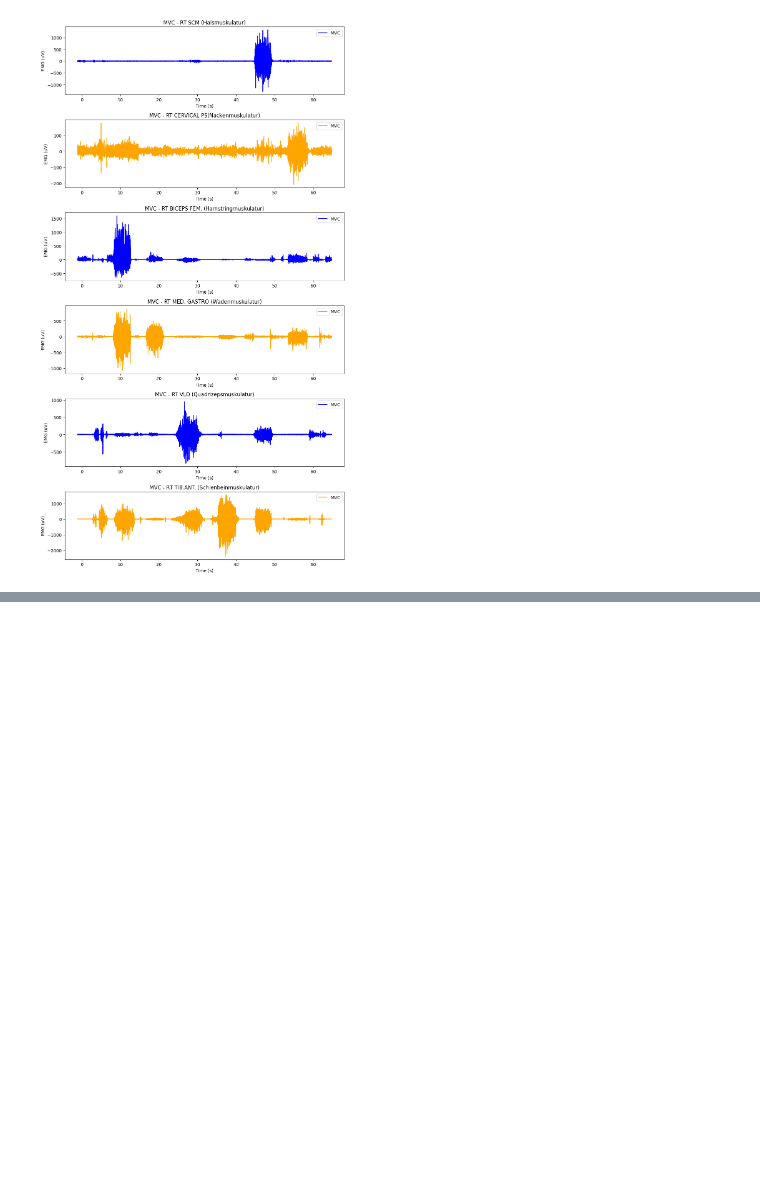
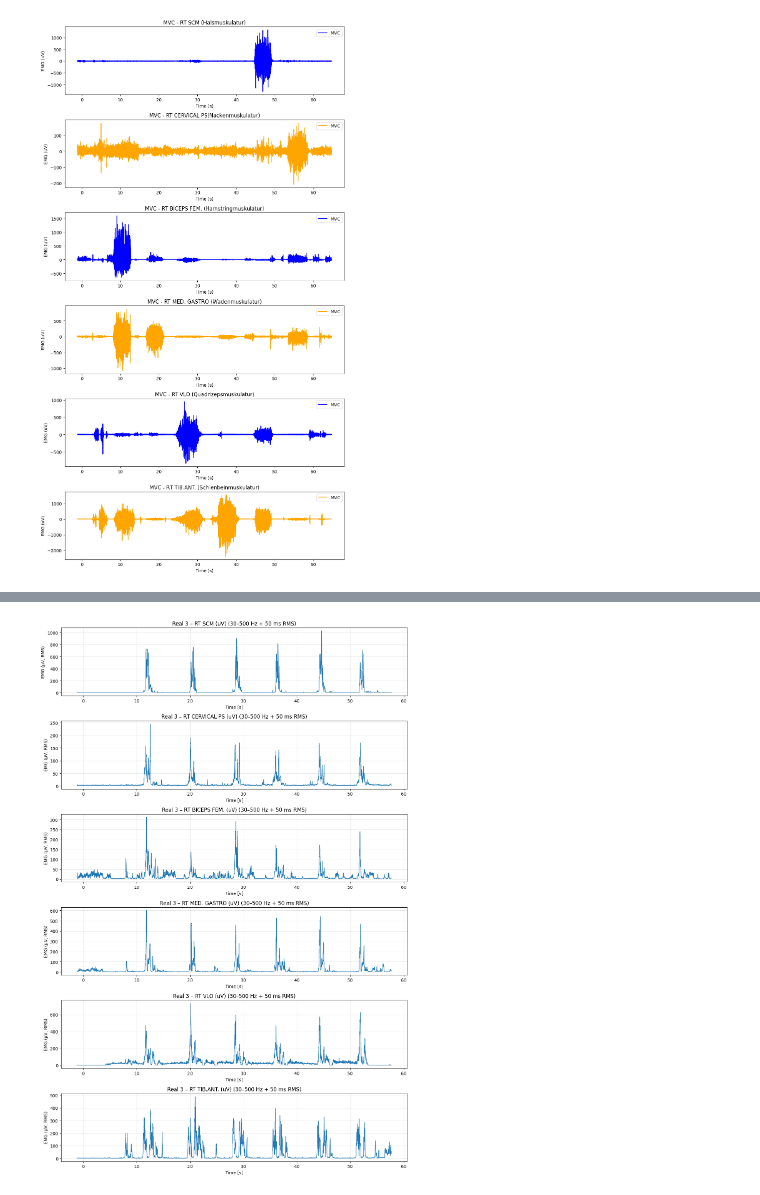
Before and after one commit to TillSchroeter/BA_Project, a Jupyter notebook: main_EMG.ipynb, the cells around one changed output, grey strips where cells are left out. Drawn from its saved outputs; the diff is of its cells as text; code cells hidden in the pictures; blank space fills up the shorter version.

```diff
--- a/main_EMG.ipynb
+++ b/main_EMG.ipynb
@@ -59,3 +60,102 @@ plt.tight_layout()
 plt.show()
 # %% [output]
 [figure]
+# %%
+## Filtern und plotten der EMG Daten von Real 3 und VR 2
+
+# ---- Filter-Funktionen ----
+
+def butter_bandpass(lowcut, highcut, fs, order=4):
+    nyq = 0.5 * fs
+    b, a = butter(order, [lowcut / nyq, highcut / nyq], btype='band')
+    return b, a
+
+def apply_notch(x, fs, f0=50, Q=30):
+    b, a = iirnotch(f0, Q, fs)
+    return filtfilt(b, a, x)
+
+def rms_smoothing(x, fs, window_ms=50):
+    """
+    RMS-Glättung über ein Fenster in Millisekunden.
+    """
+    window_samples = int(round(fs * window_ms / 1000.0))
+    if window_samples < 1:
+        window_samples = 1
+    # RMS: sqrt( gleitender Mittelwert von x^2 )
+    x_sq = x ** 2
+    kernel = np.ones(window_samples) / window_samples
+    mean_sq = np.convolve(x_sq, kernel, mode='same')
+    return np.sqrt(mean_sq)
+
+def preprocess_emg(df, emg_cols, fs):
+    """
+    Filtert EMG: Bandpass 30–500 Hz, 50 Hz Notch, RMS 50 ms.
+    """
+    out = df.copy()
+    b_bp, a_bp = butter_bandpass(30, 500, fs)
+
+    for muscle in emg_cols:
+        raw = df[muscle].astype(float).values
+
+        # 1) Bandpass 30–500 Hz
+        bp = filtfilt(b_bp, a_bp, raw)
+
+        # 2) 50 Hz Notch
+        notch = apply_notch(bp, fs, f0=50)
+
+        # 3) RMS 50 ms (inkl. Rektifikation)
+        rms = rms_smoothing(notch, fs, window_ms=50)
+
+        out[muscle + '_filtered'] = rms
+
+    return out
+
+
+# ---- Filtern ----
+
+fs = 2000  # falls deine Samplingrate anders ist: hier ändern!
+
+emg_cols = [
+    'RT SCM (uV)',
+    'RT CERVICAL PS (uV)',
+    'RT BICEPS FEM. (uV)',
+    'RT MED. GASTRO (uV)',
+    'RT VLO (uV)',
+    'RT TIB.ANT. (uV)'
+]
+
+real3_filtered = preprocess_emg(data_real3, emg_cols, fs)
+vr2_filtered   = preprocess_emg(data_vr2, emg_cols, fs)
+
+print("Filtering (30–500 Hz + 50 ms RMS) abgeschlossen.")
+
+
+# ---- Plot: Real3 gefiltert ----
+
+plt.figure(figsize=(12, 18))
+for i, muscle in enumerate(emg_cols, 1):
+    plt.subplot(6, 1, i)
+    plt.plot(real3_filtered['time'], real3_filtered[muscle + '_filtered'], linewidth=1)
+    plt.title(f"Real 3 – {muscle} (30–500 Hz + 50 ms RMS)")
+    plt.xlabel("Time [s]")
+    plt.ylabel("EMG (µV, RMS)")
+    plt.grid(True, alpha=0.3)
+
+plt.tight_layout()
+plt.show()
+
+
+# ---- Plot: VR2 gefiltert ----
+
+plt.figure(figsize=(12, 18))
+for i, muscle in enumerate(emg_cols, 1):
+    plt.subplot(6, 1, i)
+    plt.plot(vr2_filtered['time'], vr2_filtered[muscle + '_filtered'], linewidth=1, color="orange")
+    plt.title(f"VR 2 – {muscle} (30–500 Hz + 50 ms RMS)")
+    plt.xlabel("Time [s]")
+    plt.ylabel("EMG (µV, RMS)")
+    plt.grid(True, alpha=0.3)
+
+plt.tight_layout()
+plt.show()
+# %% [output]
@@ -61,0 +163 @@ plt.show()
+[figure, added]
```
Also changed, not shown: parts of 5 cells of this notebook.
